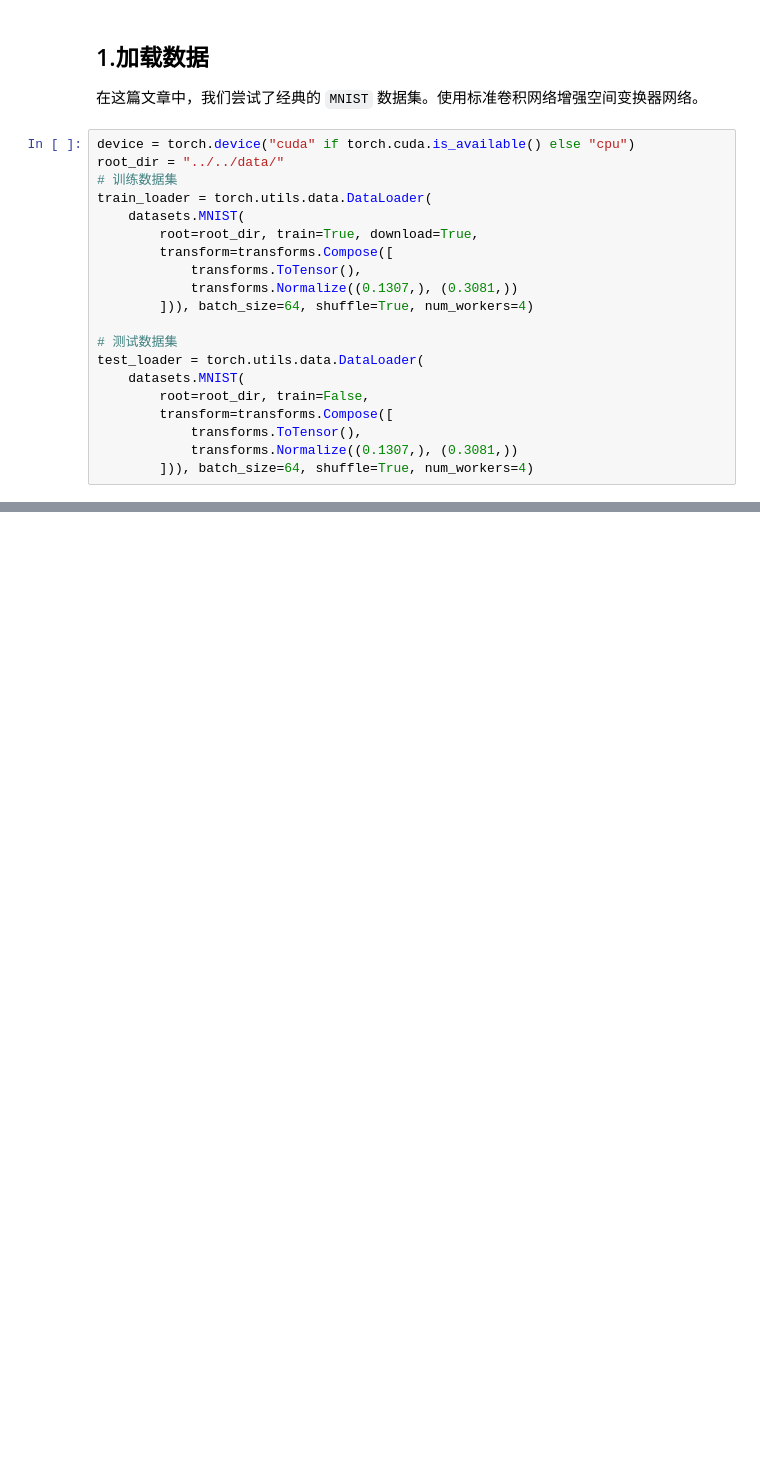
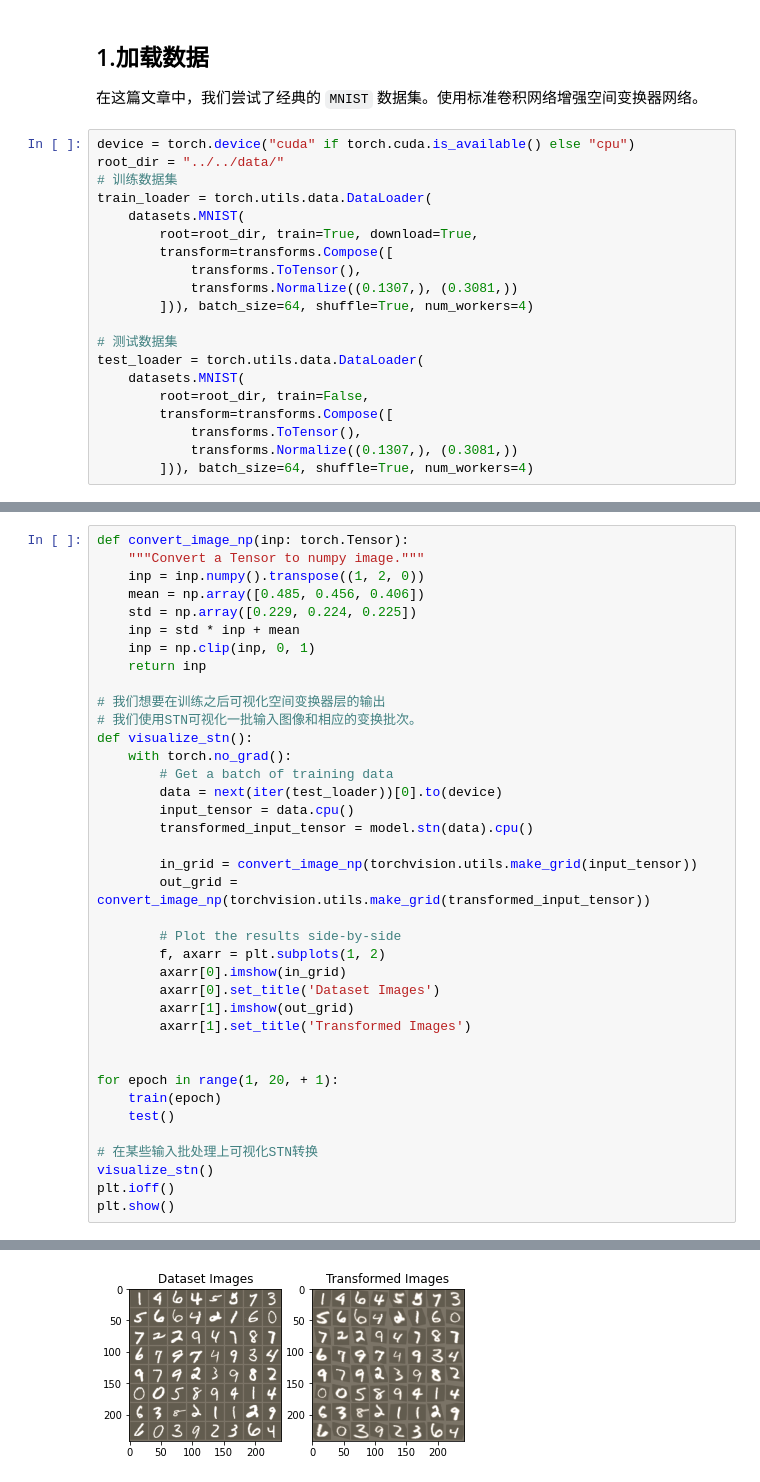
Before and after one commit to oldpiao/NLP_learn, a Jupyter notebook: PyTorch_Learn/13-空间变换器网络.ipynb, the cells around one changed output, grey strips where cells are left out. Cells and saved outputs as stored; diff of their text form; blank space fills up the shorter version.

Commit message:
PyTorch Learn

```diff
--- a/PyTorch_Learn/13-空间变换器网络.ipynb
+++ b/PyTorch_Learn/13-空间变换器网络.ipynb
@@ -54,0 +161,39 @@ test_loader = torch.utils.data.DataLoader(
+# %%
+def convert_image_np(inp: torch.Tensor):
+    """Convert a Tensor to numpy image."""
+    inp = inp.numpy().transpose((1, 2, 0))
+    mean = np.array([0.485, 0.456, 0.406])
+    std = np.array([0.229, 0.224, 0.225])
+    inp = std * inp + mean
+    inp = np.clip(inp, 0, 1)
+    return inp
+
+# 我们想要在训练之后可视化空间变换器层的输出
+# 我们使用STN可视化一批输入图像和相应的变换批次。
+def visualize_stn():
+    with torch.no_grad():
+        # Get a batch of training data
+        data = next(iter(test_loader))[0].to(device)
+        input_tensor = data.cpu()
+        transformed_input_tensor = model.stn(data).cpu()
+
+        in_grid = convert_image_np(torchvision.utils.make_grid(input_tensor))
+        out_grid = convert_image_np(torchvision.utils.make_grid(transformed_input_tensor))
+
+        # Plot the results side-by-side
+        f, axarr = plt.subplots(1, 2)
+        axarr[0].imshow(in_grid)
+        axarr[0].set_title('Dataset Images')
+        axarr[1].imshow(out_grid)
+        axarr[1].set_title('Transformed Images')
+
+
+for epoch in range(1, 20, + 1):
+    train(epoch)
+    test()
+
+# 在某些输入批处理上可视化STN转换
+visualize_stn()
+plt.ioff()
+plt.show()
+# %% [output]
@@ -54,0 +217 @@ test_loader = torch.utils.data.DataLoader(
+[figure, added]
```
Also changed, not shown: parts of 6 cells of this notebook, 3 other files.
